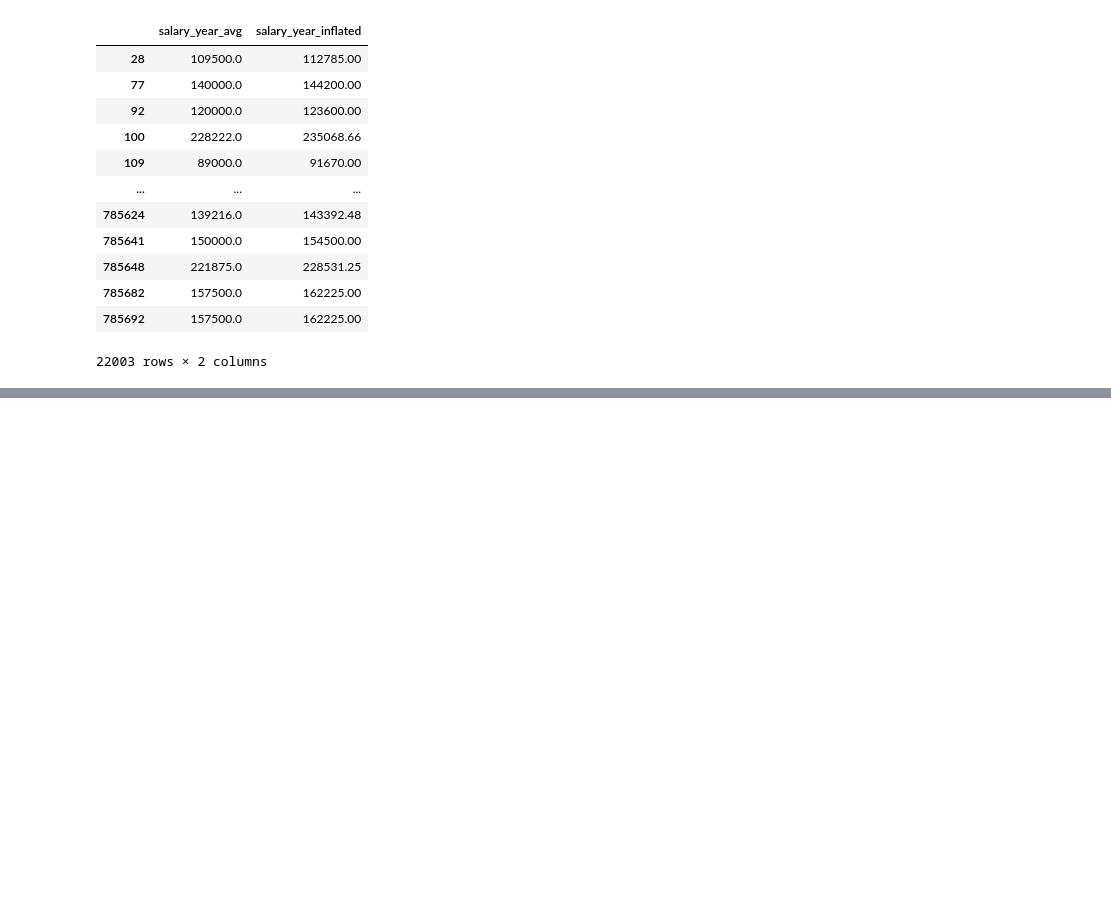
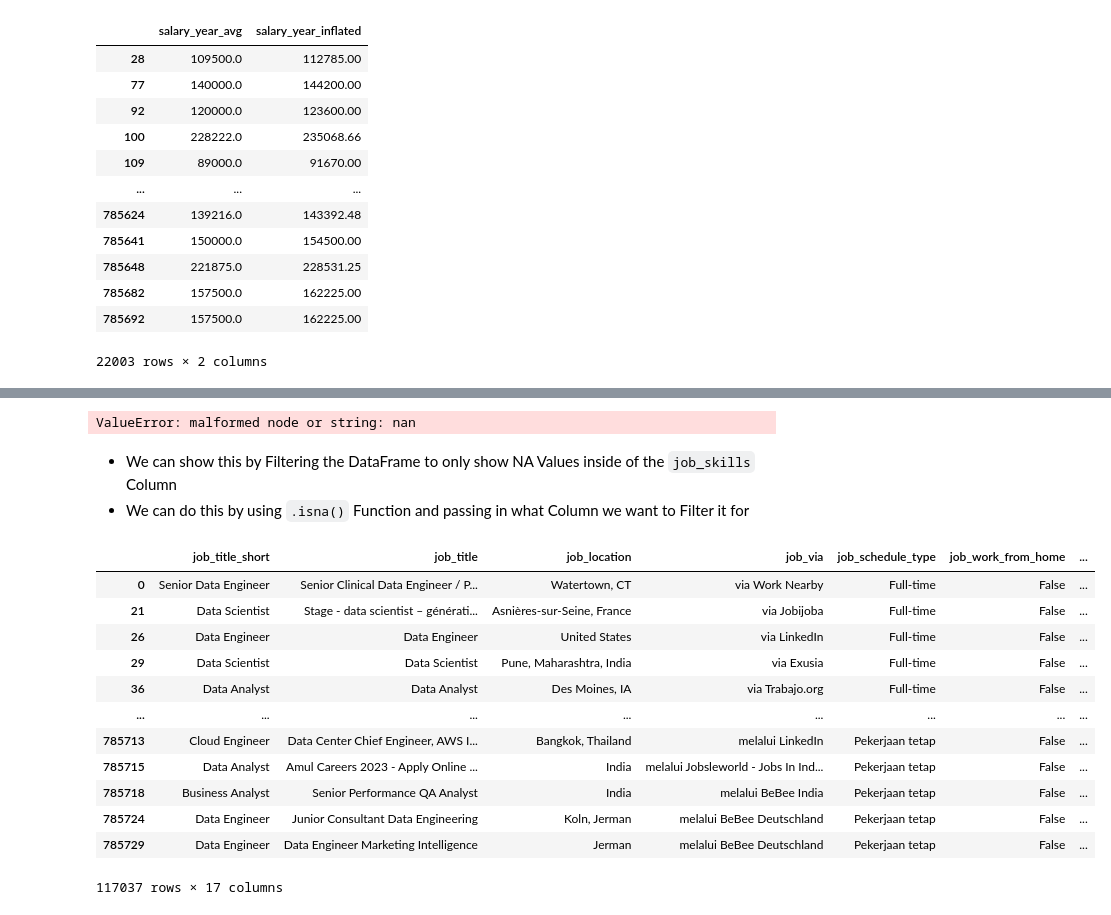
Before and after one commit to NeilDaly/Python_Data_Project, a Jupyter notebook: 2_Advanced/43_Pandas Applying Functions.ipynb, the cells around one changed output, grey strips where cells are left out. Saved outputs shown, nothing was run; the diff lists cells and outputs as text; code cells hidden in the pictures; blank space fills up the shorter version.

Commit message:
Finishing .apply() Function and and converting it into lambda Functions

```diff
--- a/2_Advanced/43_Pandas Applying Functions.ipynb
+++ b/2_Advanced/43_Pandas Applying Functions.ipynb
@@ -146,0 +284,3 @@ df_altered_salary[['salary_year_avg', 'salary_year_inflated']]
+# %%
+# Trying literal_eval() explicitly on the Column
+df['job_skills'] = ast.literal_eval(df['job_skills'])
@@ -146,0 +306,29 @@ df_altered_salary[['salary_year_avg', 'salary_year_inflated']]
+# %%
+# Writing our Function to Convert the String List into a List and Return only the List
+def clean_list(skill_list):
+    return ast.literal_eval(skill_list)
+
+# Using the Apply Function to grab our Created clean_list Function in order to Clean the List
+df['job_skills'] = df['job_skills'].apply(clean_list)
+# %% [output]
+ValueError: malformed node or string: nan
+# %% [markdown]
+- We can show this by Filtering the DataFrame to only show NA Values inside of the `job_skills` Column
+- We can do this by using `.isna()` Function and passing in what Column we want to Filter it for
+# %%
+# Using isna Function to see the Jobs that don't have Skills Listed
+df[pd.isna(df['job_skills'])]
+# %% [output]
+|  | job_title_short | job_title | job_location | job_via | job_schedule_type | job_work_from_home | ... |
+| 0 | Senior Data Engineer | Senior Clinical Data Engineer / P... | Watertown, CT | via Work Nearby | Full-time | False | ... |
+| 21 | Data Scientist | Stage - data scientist – générati... | Asnières-sur-Seine, France | via Jobijoba | Full-time | False | ... |
+| 26 | Data Engineer | Data Engineer | United States | via LinkedIn | Full-time | False | ... |
+| 29 | Data Scientist | Data Scientist | Pune, Maharashtra, India | via Exusia | Full-time | False | ... |
+| 36 | Data Analyst | Data Analyst | Des Moines, IA | via Trabajo.org | Full-time | False | ... |
+| ... | ... | ... | ... | ... | ... | ... | ... |
+| 785713 | Cloud Engineer | Data Center Chief Engineer, AWS I... | Bangkok, Thailand | melalui LinkedIn | Pekerjaan tetap | False | ... |
+| 785715 | Data Analyst | Amul Careers 2023 - Apply Online ... | India | melalui Jobsleworld - Jobs In Ind... | Pekerjaan tetap | False | ... |
+| 785718 | Business Analyst | Senior Performance QA Analyst | India | melalui BeBee India | Pekerjaan tetap | False | ... |
+| 785724 | Data Engineer | Junior Consultant Data Engineering | Koln, Jerman | melalui BeBee Deutschland | Pekerjaan tetap | False | ... |
+| 785729 | Data Engineer | Data Engineer Marketing Intelligence | Jerman | melalui BeBee Deutschland | Pekerjaan tetap | False | ... |
+117037 rows × 17 columns
```
Also changed, not shown: parts of 39 cells of this notebook.
